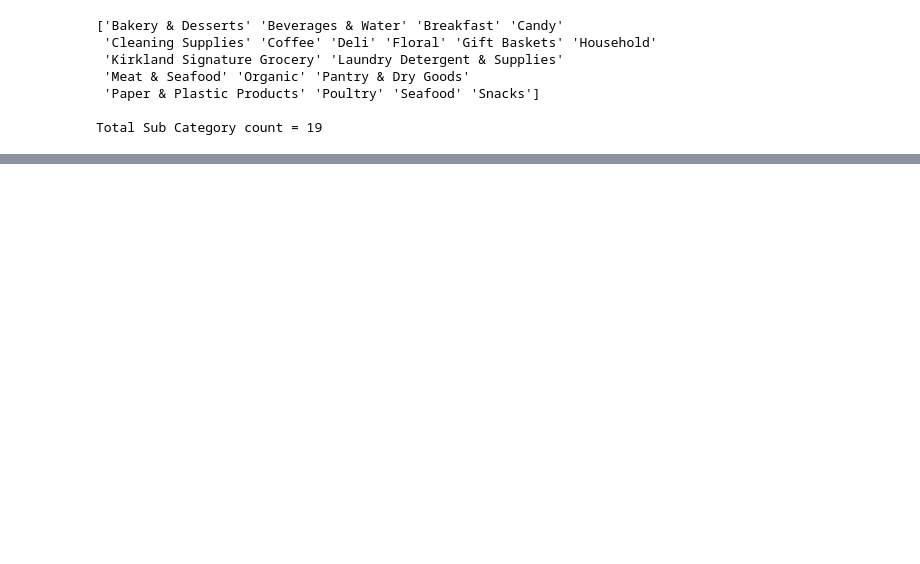
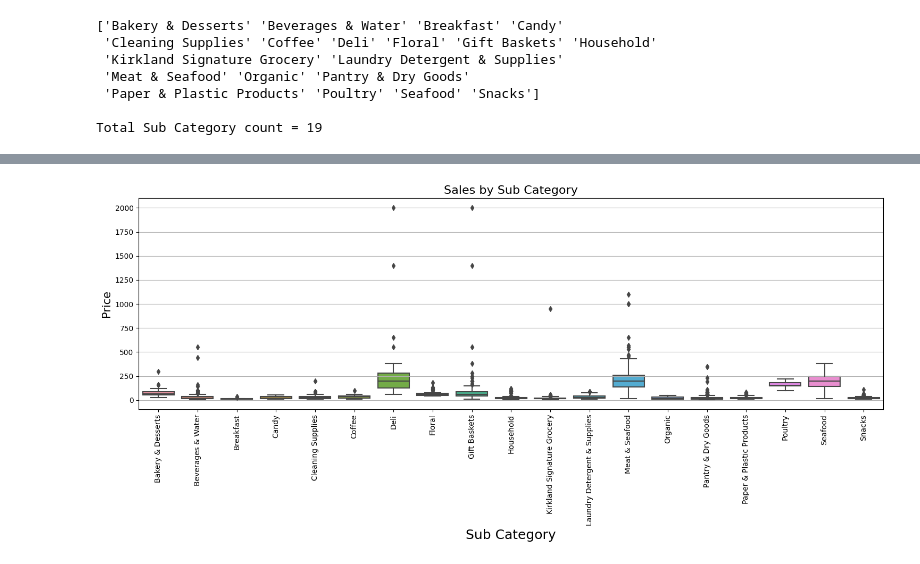
Before and after one commit to VishalDeoPrasad/Grocery-Store-Dataset, a Jupyter notebook: grocery-store-dataset.ipynb, the cells around one changed output, grey strips where cells are left out. Cells and saved outputs as stored; diff of their text form; code cells hidden in the pictures; blank space fills up the shorter version.

```diff
--- a/grocery-store-dataset.ipynb
+++ b/grocery-store-dataset.ipynb
@@ -158,0 +200,14 @@ Rounded number: 3.46
+# %%
+plt.figure(figsize=(15, 7))
+sns.boxplot(x='Sub Category', y='Price', data=df)
+
+plt.xticks(rotation=90)
+plt.xlabel('Sub Category', fontsize=18)
+plt.ylabel('Price', fontsize=15)
+plt.title('Sales by Sub Category', fontsize=16)
+plt.grid(axis='y')
+
+plt.tight_layout()
+plt.show()
+# %% [output]
+[figure, added]
```
Also changed, not shown: parts of 53 cells of this notebook.
